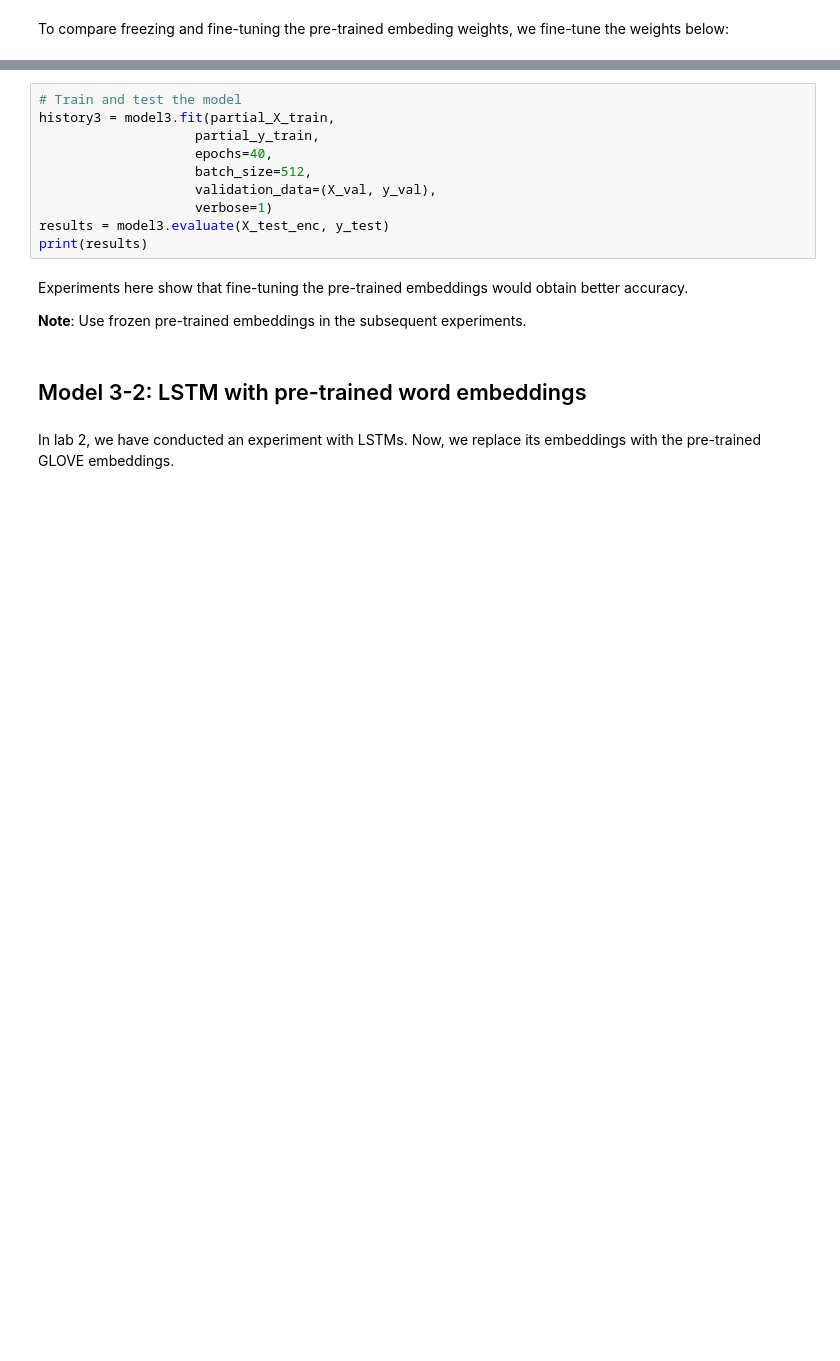
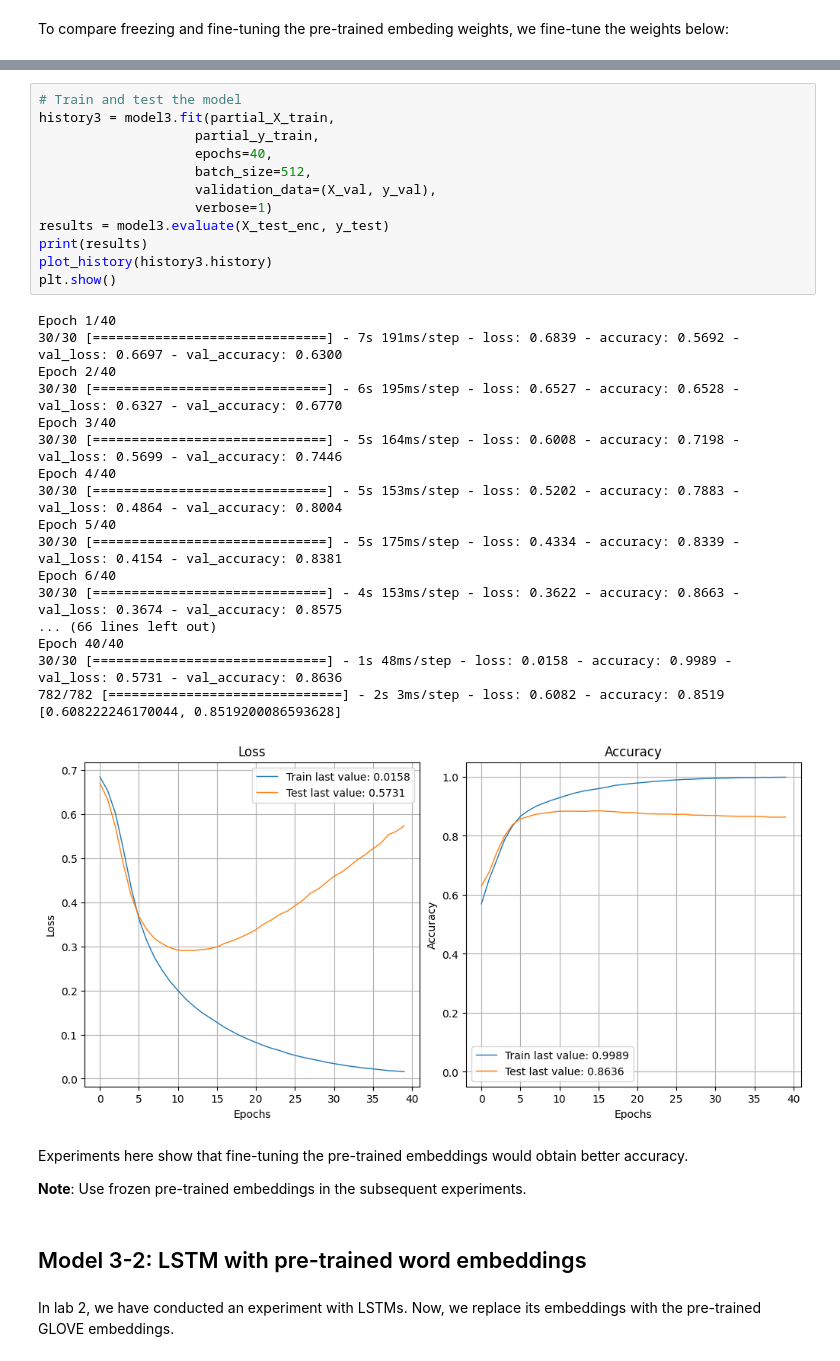
Before and after one commit to josh-millar/josh-millar, a Jupyter notebook: 7001_2022_23_Lab_3_Text_Classification_review.ipynb, the cells around one changed output, grey strips where cells are left out. Drawn from its saved outputs; the diff is of its cells as text; blank space fills up the shorter version.

```diff
--- a/7001_2022_23_Lab_3_Text_Classification_review.ipynb
+++ b/7001_2022_23_Lab_3_Text_Classification_review.ipynb
@@ -460,13 +528,34 @@ model3.compile(loss='binary_crossentropy', optimizer='adam', metrics=['accuracy'
 # %%
 # Train and test the model
 history3 = model3.fit(partial_X_train,
                     partial_y_train,
                     epochs=40,
                     batch_size=512,
                     validation_data=(X_val, y_val),
                     verbose=1)
 results = model3.evaluate(X_test_enc, y_test)
 print(results)
+plot_history(history3.history)
+plt.show()
+# %% [output]
+Epoch 1/40
+30/30 [==============================] - 7s 191ms/step - loss: 0.6839 - accuracy: 0.5692 - val_loss: 0.6697 - val_accuracy: 0.6300
+Epoch 2/40
+30/30 [==============================] - 6s 195ms/step - loss: 0.6527 - accuracy: 0.6528 - val_loss: 0.6327 - val_accuracy: 0.6770
+Epoch 3/40
+30/30 [==============================] - 5s 164ms/step - loss: 0.6008 - accuracy: 0.7198 - val_loss: 0.5699 - val_accuracy: 0.7446
+Epoch 4/40
+30/30 [==============================] - 5s 153ms/step - loss: 0.5202 - accuracy: 0.7883 - val_loss: 0.4864 - val_accuracy: 0.8004
+Epoch 5/40
+30/30 [==============================] - 5s 175ms/step - loss: 0.4334 - accuracy: 0.8339 - val_loss: 0.4154 - val_accuracy: 0.8381
+Epoch 6/40
+30/30 [==============================] - 4s 153ms/step - loss: 0.3622 - accuracy: 0.8663 - val_loss: 0.3674 - val_accuracy: 0.8575
+... (66 lines left out)
+Epoch 40/40
+30/30 [==============================] - 1s 48ms/step - loss: 0.0158 - accuracy: 0.9989 - val_loss: 0.5731 - val_accuracy: 0.8636
+782/782 [==============================] - 2s 3ms/step - loss: 0.6082 - accuracy: 0.8519
+[0.608222246170044, 0.8519200086593628]
+[figure, added]
 # %% [markdown]
 Experiments here show that fine-tuning the pre-trained embeddings would obtain better accuracy.
 
```
Also changed, not shown: parts of 24 cells of this notebook.
